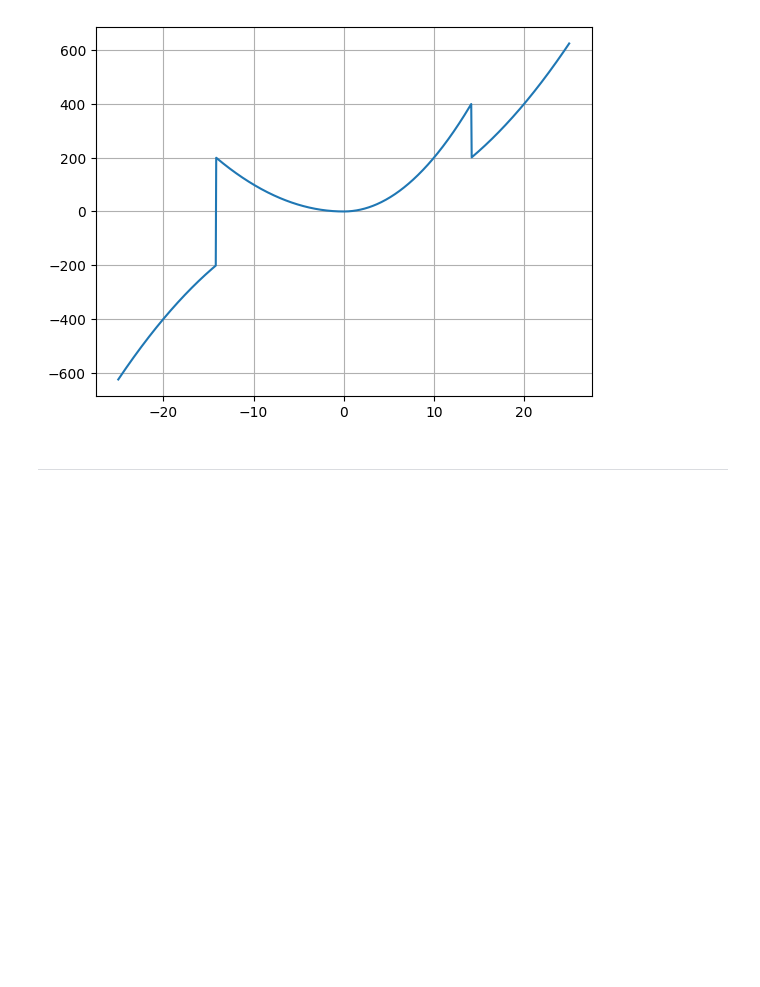
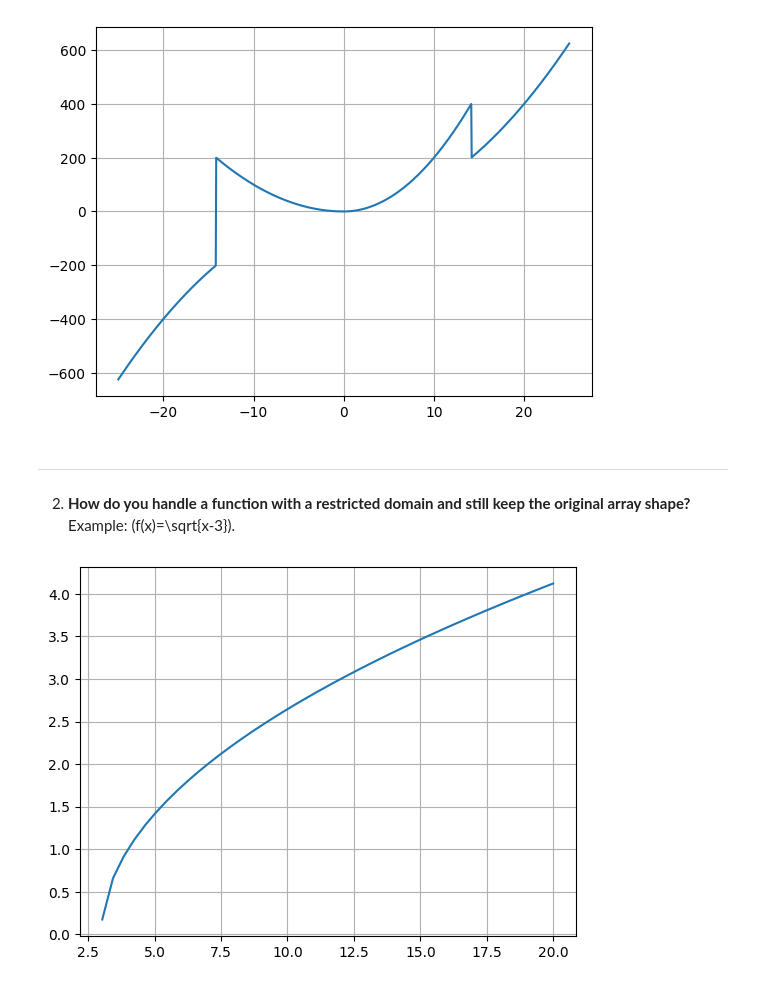
Before and after one commit to Akshat04-am/mathematical-programming, a Jupyter notebook: computation_foundation/exploratory/numpy_exp/current.ipynb, the cells around one changed output. Drawn from its saved outputs; the diff is of its cells as text; code cells hidden in the pictures; blank space fills up the shorter version.

Commit message:
numerical stability, boolean array masking abstractions.

```diff
--- a/computation_foundation/exploratory/numpy_exploratory/current.ipynb
+++ b/computation_foundation/exploratory/numpy_exp/current.ipynb
@@ -243,3 +243,24 @@ plt.show()
 [figure]
 # %% [markdown]
 ----
+# %% [markdown]
+2. **How do you handle a function with a restricted domain
+    and still keep the original array shape?**
+   Example: (f(x)=\sqrt{x-3}).
+# %%
+import numpy as np
+import matplotlib.pyplot as plt
+
+x = np.linspace(-20,20,100)
+
+y = np.full_like(x, np.nan)
+
+mask = x >= 3
+
+y[mask] = np.sqrt(x[mask] - 3)
+
+plt.plot(x,y)
+plt.grid()
+plt.show()
+# %% [output]
+[figure, added]
```
Also changed, not shown: parts of 2 cells of this notebook, 5 other files.
